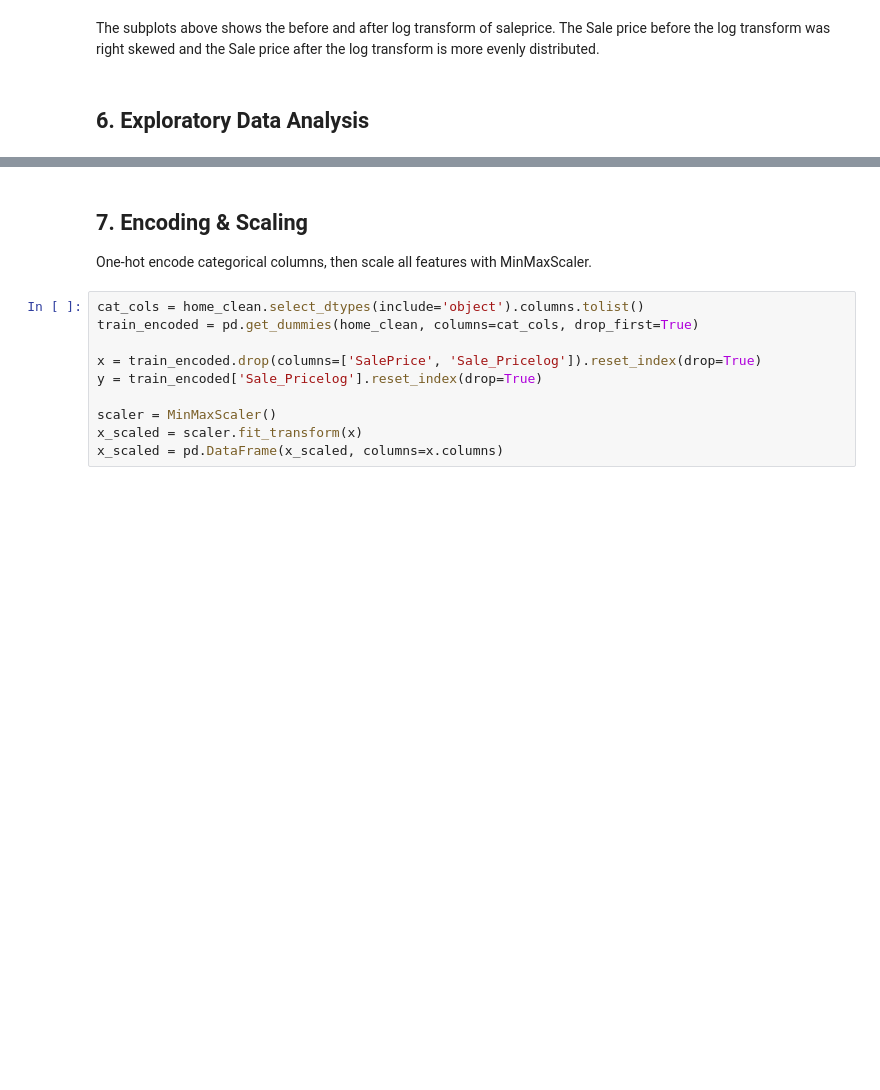
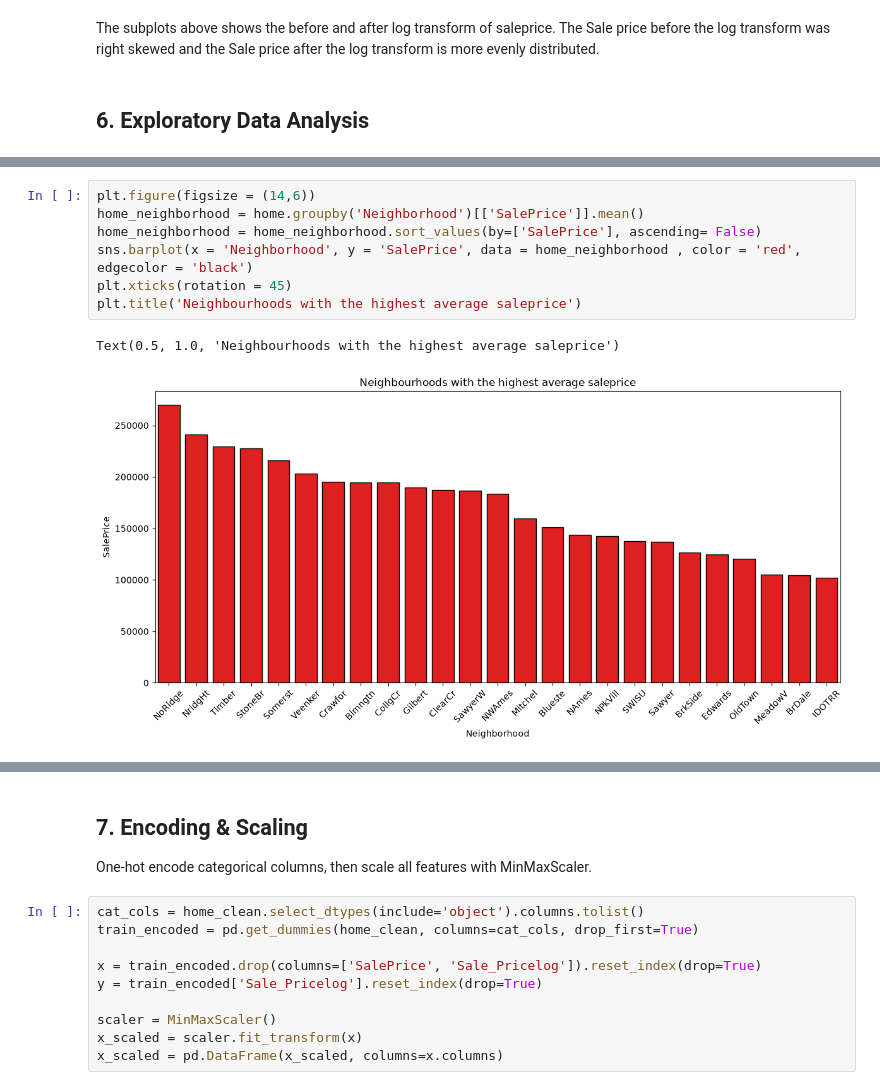
Before and after one commit to Alegbeleye-Ayomide/House-price-prediction, a Jupyter notebook: house_price_prediction.ipynb, the cells around one changed output, grey strips where cells are left out. Cells and saved outputs as stored; diff of their text form; blank space fills up the shorter version.

```diff
--- a/house_price_prediction.ipynb
+++ b/house_price_prediction.ipynb
@@ -293,0 +310,10 @@ The subplots above shows the before and after log transform of saleprice. The Sa
+# %%
+plt.figure(figsize = (14,6))
+home_neighborhood = home.groupby('Neighborhood')[['SalePrice']].mean()
+home_neighborhood = home_neighborhood.sort_values(by=['SalePrice'], ascending= False)
+sns.barplot(x = 'Neighborhood', y = 'SalePrice', data = home_neighborhood , color = 'red', edgecolor = 'black')
+plt.xticks(rotation = 45)
+plt.title('Neighbourhoods with the highest average saleprice')
+# %% [output]
+Text(0.5, 1.0, 'Neighbourhoods with the highest average saleprice')
+[figure, added]
```
Also changed, not shown: parts of 8 cells of this notebook.
